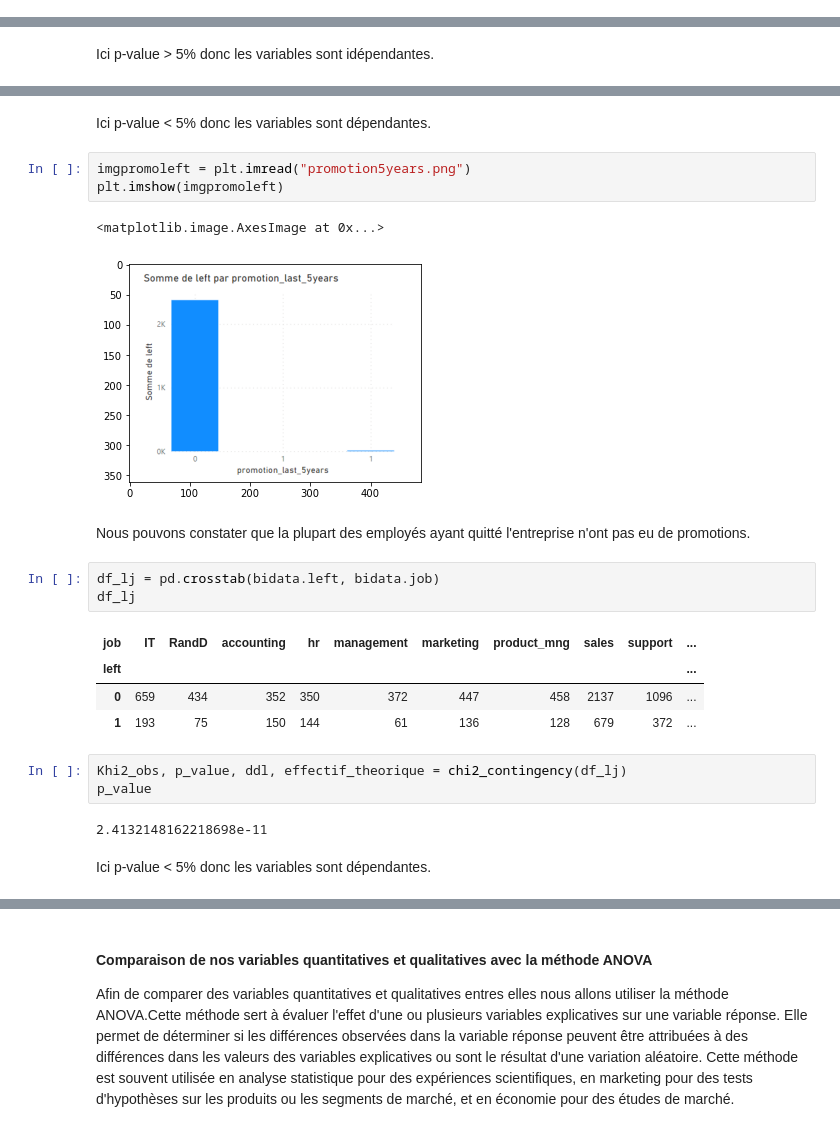
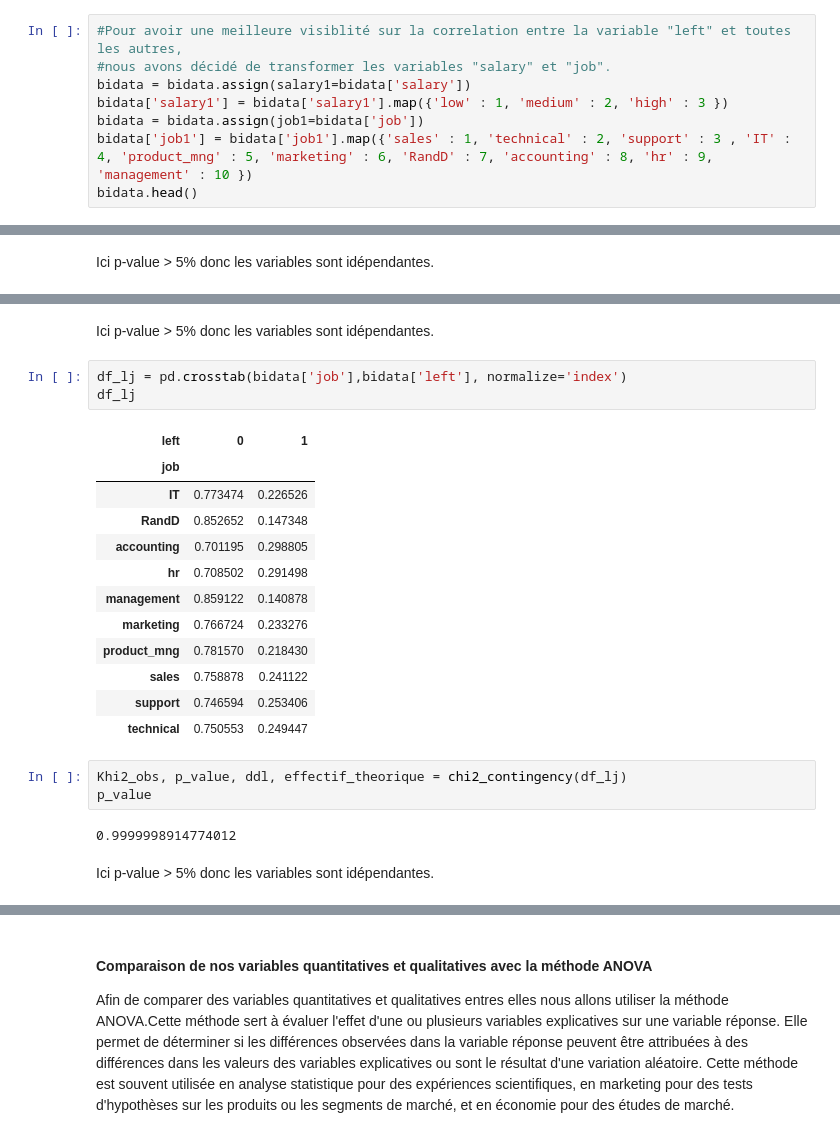
Before and after one commit to Gadeux/Projet-BI---Emma-et-Sarah, a Jupyter notebook: BI-Sarah et Emma.ipynb, the cells around one changed output, grey strips where cells are left out. Saved outputs shown, nothing was run; the diff lists cells and outputs as text.

```diff
--- a/BI-Sarah et Emma.ipynb
+++ b/BI-Sarah et Emma.ipynb
@@ -664,0 +714,8 @@ Deprecated in NumPy 1.20; for more details and guidance: https://numpy.org/devdo
+# %%
+#Pour avoir une meilleure visiblité sur la correlation entre la variable "left" et toutes les autres,
+#nous avons décidé de transformer les variables "salary" et "job".
+bidata = bidata.assign(salary1=bidata['salary'])
+bidata['salary1'] = bidata['salary1'].map({'low' : 1, 'medium' : 2, 'high' : 3 })
+bidata = bidata.assign(job1=bidata['job'])
+bidata['job1'] = bidata['job1'].map({'sales' : 1, 'technical' : 2, 'support' : 3 , 'IT' : 4, 'product_mng' : 5, 'marketing' : 6, 'RandD' : 7, 'accounting' : 8, 'hr' : 9, 'management' : 10 })
+bidata.head()
@@ -741,25 +815,25 @@ p_value
 # %% [markdown]
-Ici p-value < 5% donc les variables sont dépendantes.
+Ici p-value > 5% donc les variables sont idépendantes.
-# %%
-imgpromoleft = plt.imread("promotion5years.png")
-plt.imshow(imgpromoleft)
-# %% [output]
-<matplotlib.image.AxesImage at 0x...>
-[figure, removed]
-# %% [markdown]
-Nous pouvons constater que la plupart des employés ayant quitté l'entreprise n'ont pas eu de promotions.
 # %%
-df_lj = pd.crosstab(bidata.left, bidata.job)
+df_lj = pd.crosstab(bidata['job'],bidata['left'], normalize='index')
 df_lj
 # %% [output]
-| job | IT | RandD | accounting | hr | management | marketing | product_mng | sales | support | ... |
-| left |  |  |  |  |  |  |  |  |  | ... |
-| 0 | 659 | 434 | 352 | 350 | 372 | 447 | 458 | 2137 | 1096 | ... |
-| 1 | 193 | 75 | 150 | 144 | 61 | 136 | 128 | 679 | 372 | ... |
+| left | 0 | 1 |
+| job |  |  |
+| IT | 0.773474 | 0.226526 |
+| RandD | 0.852652 | 0.147348 |
+| accounting | 0.701195 | 0.298805 |
+| hr | 0.708502 | 0.291498 |
+| management | 0.859122 | 0.140878 |
+| marketing | 0.766724 | 0.233276 |
+| product_mng | 0.781570 | 0.218430 |
+| sales | 0.758878 | 0.241122 |
+| support | 0.746594 | 0.253406 |
+| technical | 0.750553 | 0.249447 |
 # %%
 Khi2_obs, p_value, ddl, effectif_theorique = chi2_contingency(df_lj)
 p_value
 # %% [output]
-2.4132148162218698e-11
+0.9999998914774012
 # %% [markdown]
-Ici p-value < 5% donc les variables sont dépendantes.
+Ici p-value > 5% donc les variables sont idépendantes.
```
Also changed, not shown: parts of 80 cells of this notebook.
